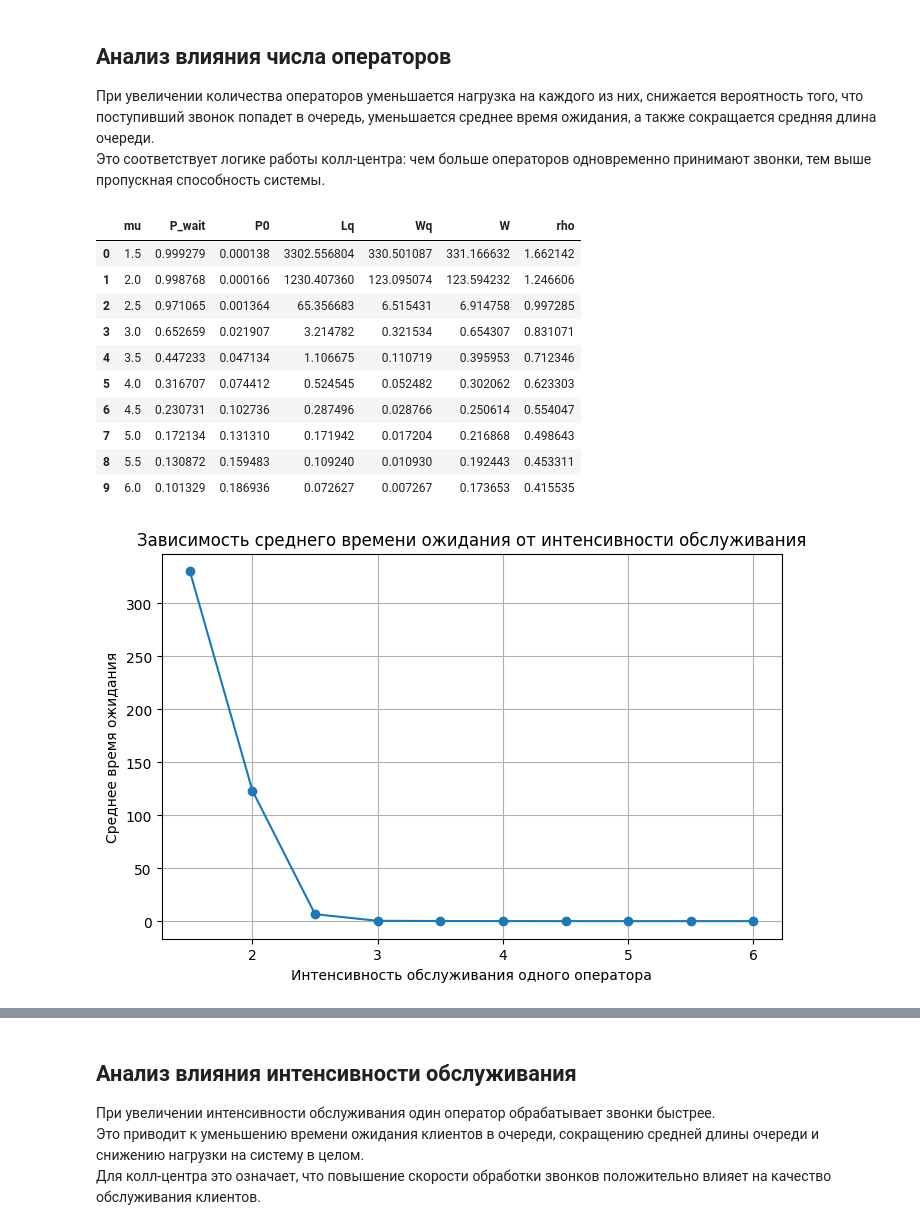
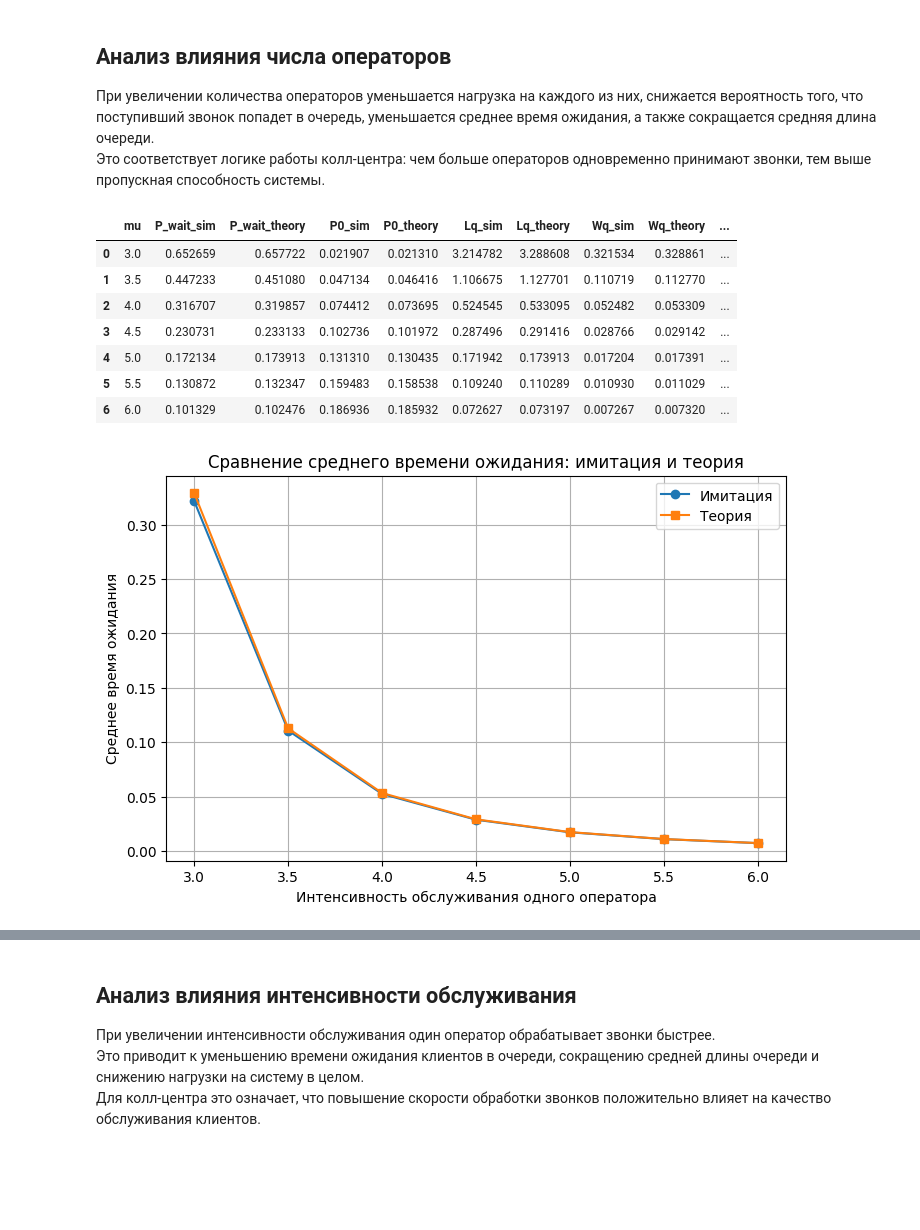
Before and after one commit to squirtleKKS/tmo-labs, a Jupyter notebook: lab-2.ipynb, the cells around one changed output, grey strips where cells are left out. Cells and saved outputs as stored; diff of their text form; code cells hidden in the pictures; blank space fills up the shorter version.

```diff
--- a/lab-2.ipynb
+++ b/lab-2.ipynb
@@ -327,11 +368,11 @@ plt.show()
 При увеличении количества операторов уменьшается нагрузка на каждого из них, снижается вероятность того, что поступивший звонок попадет в очередь, уменьшается среднее время ожидания, а также сокращается средняя длина очереди.
 Это соответствует логике работы колл-центра: чем больше операторов одновременно принимают звонки, тем выше пропускная способность системы.
 # %%
-mu_range = np.arange(1.5, 6.5, 0.5)
+mu_range = np.arange(3.0, 6.5, 0.5)
 mu_results = []
 
 for mu_val in mu_range:
-    _, summary = run_multiple_simulations(
+    _, summary, theory = run_multiple_simulations(
         lambda_calls=lambda_calls,
         mu_service=mu_val,
         n_operators=n_operators,
@@ -339,39 +380,46 @@ for mu_val in mu_range:
         n_runs=n_runs
     )
 
-    values = dict(zip(summary["Показатель"], summary["Среднее значение"]))
+    values = dict(zip(summary["Показатель"], summary["Имитация"]))
     mu_results.append({
         "mu": mu_val,
-        "P_wait": values["Вероятность ожидания"],
-        "P0": values["Вероятность простоя"],
-        "Lq": values["Средняя длина очереди"],
-        "Wq": values["Среднее время ожидания"],
-        "W": values["Среднее время в системе"],
-        "rho": values["Коэффициент загрузки"]
+        "P_wait_sim": values["Вероятность ожидания"],
+        "P_wait_theory": theory["P_wait"],
+        "P0_sim": values["Вероятность простоя"],
+        "P0_theory": theory["P0"],
+        "Lq_sim": values["Средняя длина очереди"],
+        "Lq_theory": theory["Lq"],
+        "Wq_sim": values["Среднее время ожидания"],
+        "Wq_theory": theory["Wq"],
+        "W_sim": values["Среднее время в системе"],
+        "W_theory": theory["W"],
+        "rho_sim": values["Коэффициент загрузки"],
+        "rho_theory": theory["rho"]
     })
 
 df_mu = pd.DataFrame(mu_results)
 df_mu
 # %% [output]
-|  | mu | P_wait | P0 | Lq | Wq | W | rho |
-| 0 | 1.5 | 0.999279 | 0.000138 | 3302.556804 | 330.501087 | 331.166632 | 1.662142 |
-| 1 | 2.0 | 0.998768 | 0.000166 | 1230.407360 | 123.095074 | 123.594232 | 1.246606 |
-| 2 | 2.5 | 0.971065 | 0.001364 | 65.356683 | 6.515431 | 6.914758 | 0.997285 |
-| 3 | 3.0 | 0.652659 | 0.021907 | 3.214782 | 0.321534 | 0.654307 | 0.831071 |
-| 4 | 3.5 | 0.447233 | 0.047134 | 1.106675 | 0.110719 | 0.395953 | 0.712346 |
-| 5 | 4.0 | 0.316707 | 0.074412 | 0.524545 | 0.052482 | 0.302062 | 0.623303 |
-| 6 | 4.5 | 0.230731 | 0.102736 | 0.287496 | 0.028766 | 0.250614 | 0.554047 |
-| 7 | 5.0 | 0.172134 | 0.131310 | 0.171942 | 0.017204 | 0.216868 | 0.498643 |
-| 8 | 5.5 | 0.130872 | 0.159483 | 0.109240 | 0.010930 | 0.192443 | 0.453311 |
-| 9 | 6.0 | 0.101329 | 0.186936 | 0.072627 | 0.007267 | 0.173653 | 0.415535 |
+|  | mu | P_wait_sim | P_wait_theory | P0_sim | P0_theory | Lq_sim | Lq_theory | Wq_sim | Wq_theory | ... |
+| 0 | 3.0 | 0.652659 | 0.657722 | 0.021907 | 0.021310 | 3.214782 | 3.288608 | 0.321534 | 0.328861 | ... |
+| 1 | 3.5 | 0.447233 | 0.451080 | 0.047134 | 0.046416 | 1.106675 | 1.127701 | 0.110719 | 0.112770 | ... |
+| 2 | 4.0 | 0.316707 | 0.319857 | 0.074412 | 0.073695 | 0.524545 | 0.533095 | 0.052482 | 0.053309 | ... |
+| 3 | 4.5 | 0.230731 | 0.233133 | 0.102736 | 0.101972 | 0.287496 | 0.291416 | 0.028766 | 0.029142 | ... |
+| 4 | 5.0 | 0.172134 | 0.173913 | 0.131310 | 0.130435 | 0.171942 | 0.173913 | 0.017204 | 0.017391 | ... |
+| 5 | 5.5 | 0.130872 | 0.132347 | 0.159483 | 0.158538 | 0.109240 | 0.110289 | 0.010930 | 0.011029 | ... |
+| 6 | 6.0 | 0.101329 | 0.102476 | 0.186936 | 0.185932 | 0.072627 | 0.073197 | 0.007267 | 0.007320 | ... |
 # %%
+plot_df = df_mu.replace([np.inf, -np.inf], np.nan).dropna(subset=["Wq_theory", "Wq_sim"])
+
 plt.figure(figsize=(8, 5))
-plt.plot(df_mu["mu"], df_mu["Wq"], marker="o")
+plt.plot(plot_df["mu"], plot_df["Wq_sim"], marker="o", label="Имитация")
+plt.plot(plot_df["mu"], plot_df["Wq_theory"], marker="s", label="Теория")
 plt.xlabel("Интенсивность обслуживания одного оператора")
 plt.ylabel("Среднее время ожидания")
-plt.title("Зависимость среднего времени ожидания от интенсивности обслуживания")
+plt.title("Сравнение среднего времени ожидания: имитация и теория")
 plt.grid(True)
+plt.legend()
 plt.show()
 # %% [output]
-[figure, old version]
+[figure, new version]
 # %%
```
Also changed, not shown: parts of 8 cells of this notebook.
